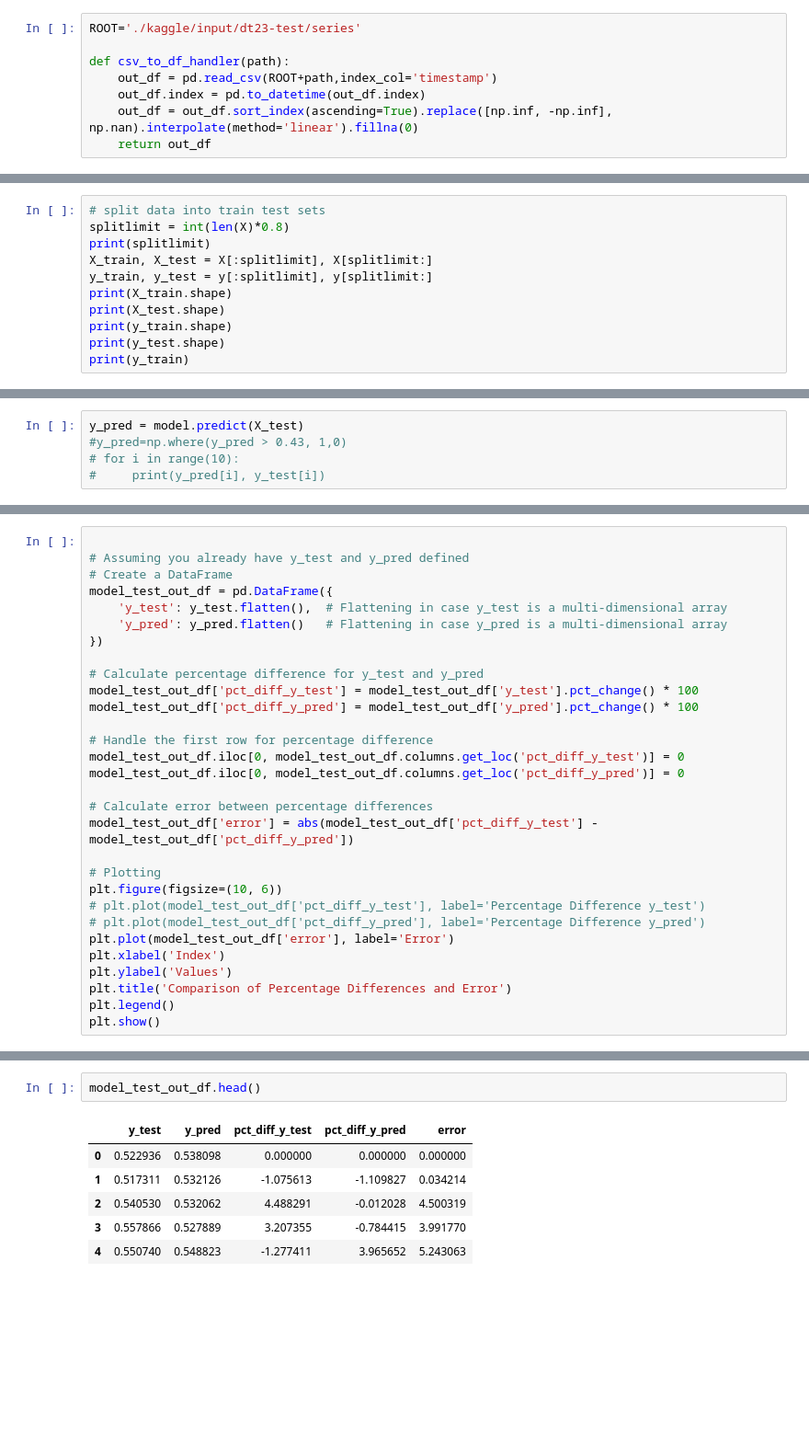
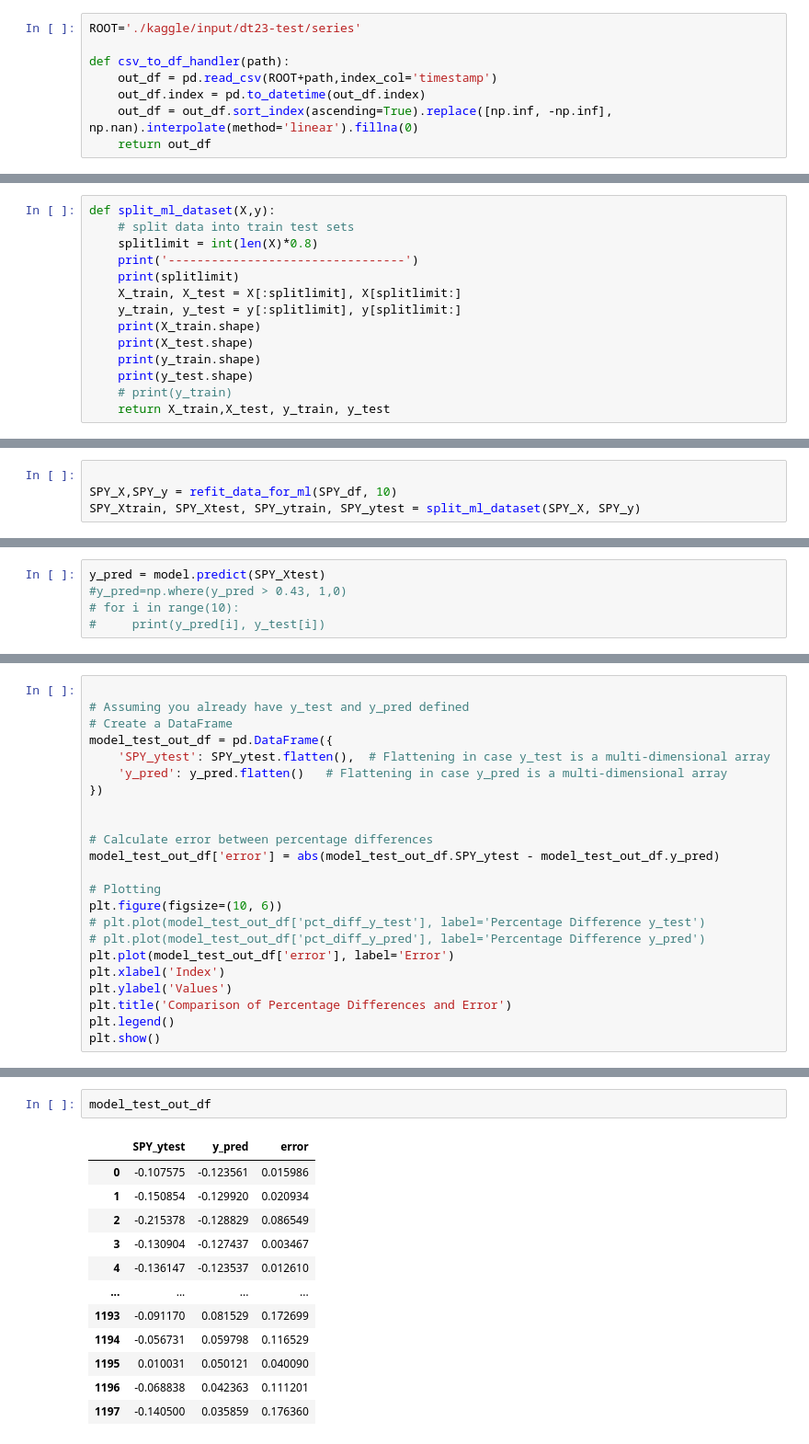
Before and after one commit to vibqetowi/datathon-23, a Jupyter notebook: LSTM_Model.ipynb, the cells around one changed output, grey strips where cells are left out. Shown at 92% size. Saved outputs shown, nothing was run; the diff lists cells and outputs as text; blank space fills up the shorter version.

```diff
--- a/LSTM_Model.ipynb
+++ b/LSTM_Model.ipynb
@@ -192,11 +238,14 @@ print(y.shape)
 # %%
-# split data into train test sets
-splitlimit = int(len(X)*0.8)
-print(splitlimit)
-X_train, X_test = X[:splitlimit], X[splitlimit:]
-y_train, y_test = y[:splitlimit], y[splitlimit:]
-print(X_train.shape)
-print(X_test.shape)
-print(y_train.shape)
-print(y_test.shape)
-print(y_train)
+def split_ml_dataset(X,y):
+    # split data into train test sets
+    splitlimit = int(len(X)*0.8)
+    print('---------------------------------')
+    print(splitlimit)
+    X_train, X_test = X[:splitlimit], X[splitlimit:]
+    y_train, y_test = y[:splitlimit], y[splitlimit:]
+    print(X_train.shape)
+    print(X_test.shape)
+    print(y_train.shape)
+    print(y_test.shape)
+    # print(y_train)
+    return X_train,X_test, y_train, y_test
@@ -248,0 +252,4 @@ Epoch 30/30
+# %%
+
+SPY_X,SPY_y = refit_data_for_ml(SPY_df, 10)
+SPY_Xtrain, SPY_Xtest, SPY_ytrain, SPY_ytest = split_ml_dataset(SPY_X, SPY_y)
@@ -249,5 +337,5 @@ Epoch 30/30
 # %%
-y_pred = model.predict(X_test)
+y_pred = model.predict(SPY_Xtest)
 #y_pred=np.where(y_pred > 0.43, 1,0)
 # for i in range(10):
 #     print(y_pred[i], y_test[i])
@@ -276,20 +354,13 @@ plt.show()
 # Assuming you already have y_test and y_pred defined
 # Create a DataFrame
 model_test_out_df = pd.DataFrame({
-    'y_test': y_test.flatten(),  # Flattening in case y_test is a multi-dimensional array
+    'SPY_ytest': SPY_ytest.flatten(),  # Flattening in case y_test is a multi-dimensional array
     'y_pred': y_pred.flatten()   # Flattening in case y_pred is a multi-dimensional array
 })
 
-# Calculate percentage difference for y_test and y_pred
-model_test_out_df['pct_diff_y_test'] = model_test_out_df['y_test'].pct_change() * 100
-model_test_out_df['pct_diff_y_pred'] = model_test_out_df['y_pred'].pct_change() * 100
-
-# Handle the first row for percentage difference
-model_test_out_df.iloc[0, model_test_out_df.columns.get_loc('pct_diff_y_test')] = 0
-model_test_out_df.iloc[0, model_test_out_df.columns.get_loc('pct_diff_y_pred')] = 0
 
 # Calculate error between percentage differences
-model_test_out_df['error'] = abs(model_test_out_df['pct_diff_y_test'] - model_test_out_df['pct_diff_y_pred'])
+model_test_out_df['error'] = abs(model_test_out_df.SPY_ytest - model_test_out_df.y_pred)
 
 # Plotting
 plt.figure(figsize=(10, 6))
@@ -306,9 +377,15 @@ plt.show()
 # %%
-model_test_out_df.head()
+model_test_out_df
 # %% [output]
-|  | y_test | y_pred | pct_diff_y_test | pct_diff_y_pred | error |
-| 0 | 0.522936 | 0.538098 | 0.000000 | 0.000000 | 0.000000 |
-| 1 | 0.517311 | 0.532126 | -1.075613 | -1.109827 | 0.034214 |
-| 2 | 0.540530 | 0.532062 | 4.488291 | -0.012028 | 4.500319 |
-| 3 | 0.557866 | 0.527889 | 3.207355 | -0.784415 | 3.991770 |
-| 4 | 0.550740 | 0.548823 | -1.277411 | 3.965652 | 5.243063 |
+|  | SPY_ytest | y_pred | error |
+| 0 | -0.107575 | -0.123561 | 0.015986 |
+| 1 | -0.150854 | -0.129920 | 0.020934 |
+| 2 | -0.215378 | -0.128829 | 0.086549 |
+| 3 | -0.130904 | -0.127437 | 0.003467 |
+| 4 | -0.136147 | -0.123537 | 0.012610 |
+| ... | ... | ... | ... |
+| 1193 | -0.091170 | 0.081529 | 0.172699 |
+| 1194 | -0.056731 | 0.059798 | 0.116529 |
+| 1195 | 0.010031 | 0.050121 | 0.040090 |
+| 1196 | -0.068838 | 0.042363 | 0.111201 |
+| 1197 | -0.140500 | 0.035859 | 0.176360 |
```
Also changed, not shown: parts of 28 cells of this notebook, 4 other files.
